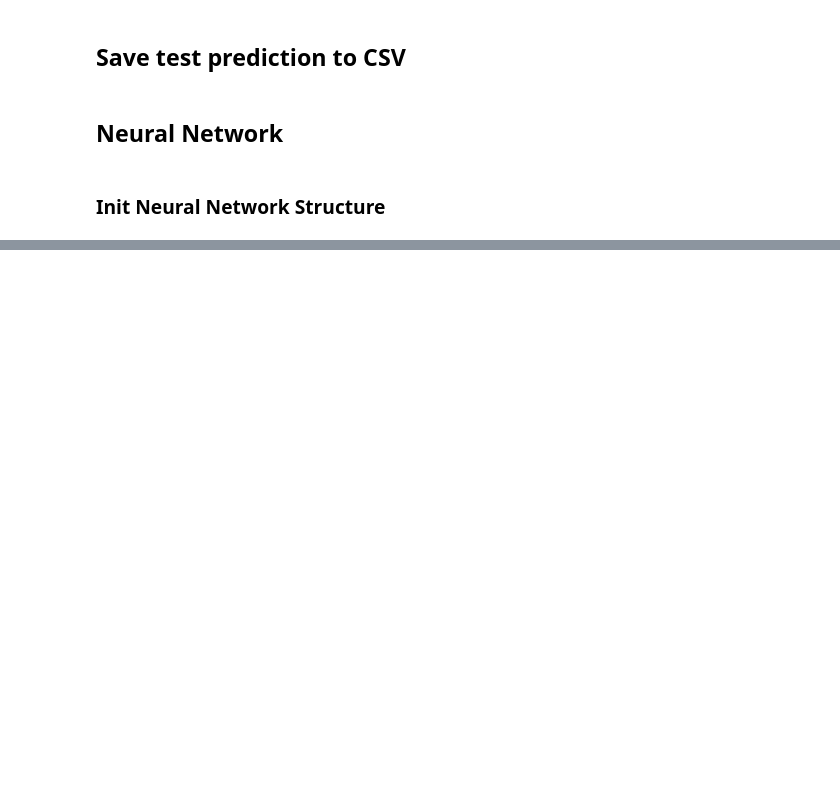
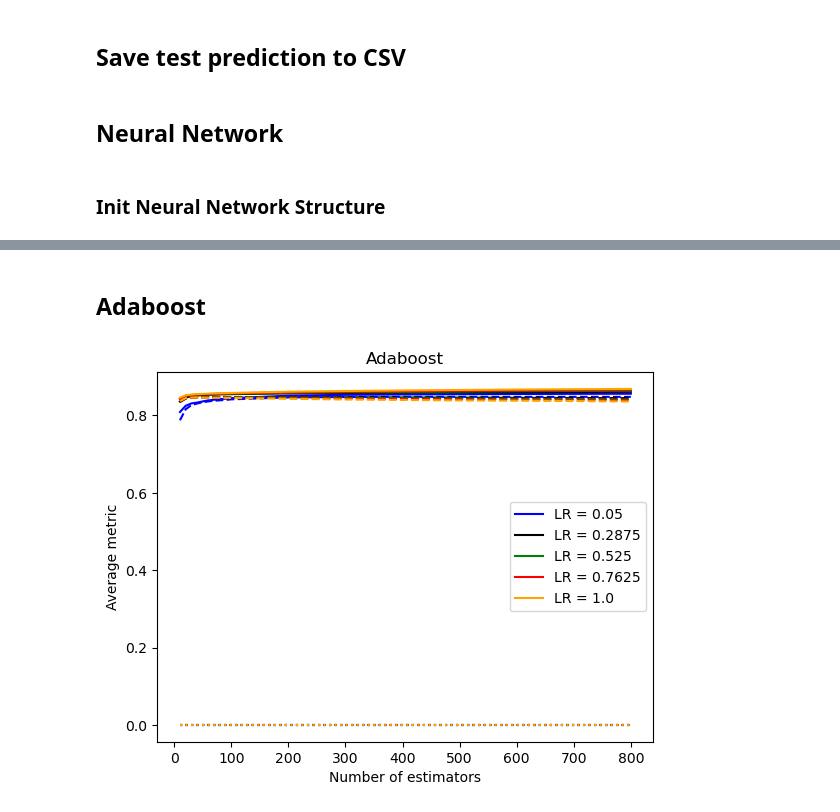
Before and after one commit to WeiHou1996/CMS-155-Project1, a Jupyter notebook: project_01.ipynb, the cells around one changed output, grey strips where cells are left out. Saved outputs shown, nothing was run; the diff lists cells and outputs as text; code cells hidden in the pictures; blank space fills up the shorter version.

Commit message:
Added Adaboost and grad boosting with k-fold

```diff
--- a/project_01.ipynb
+++ b/project_01.ipynb
@@ -332,3 +270,58 @@ thisLabel = ['ID','TARGET']
 y_test_prob_pd = pd.DataFrame(data=thisData,columns=thisLabel)
 fname_submit = 'test_submission_Wei.csv'
 y_test_prob_pd.to_csv(fname_submit,index=False)
+# %% [markdown]
+## Adaboost
+# %%
+# AdaBoost case study
+n_folds = 5
+kf = KFold(n_splits=n_folds, shuffle=True)
+
+n_est_list = [10, 20, 30, 40, 50, 60, 70, 80, 90, 100, 200, 300, 400, 500, 600, 700, 800]
+learn_rate_list = np.linspace(0.05,1,5)
+c = ['b', 'k', 'g', 'r', 'orange']
+
+fig, ax = plt.subplots()
+
+for i,lr in enumerate(learn_rate_list):
+    avg_train_metric = np.zeros((len(n_est_list),))
+    avg_val_metric = np.zeros((len(n_est_list),))
+    avg_full_metric = np.zeros((len(n_est_list),))
+    for j,n_est in enumerate(n_est_list):
+        train_Metric = 0
+        val_Metric = 0
+        y_train_prob_avg = 0
+
+        for train_idx, val_idx in kf.split(X_train[:,0]):
+            x_train, x_val = X_train[train_idx,:], X_train[val_idx,:]
+            y_train, y_val = Y_train[train_idx], Y_train[val_idx]
+
+            clf = AdaBoostClassifier(n_estimators=n_est, learning_rate=lr);
+            clf.fit(x_train, y_train.flatten());
+
+            y_train_prob = clf.predict_proba(x_train);
+            thisMetric = metrics.roc_auc_score(y_train, y_train_prob[:,1]);
+            train_Metric += thisMetric
+
+            y_train_prob = clf.predict_proba(x_val);
+            thisMetric = metrics.roc_auc_score(y_val, y_train_prob[:,1]);
+            val_Metric += thisMetric
+
+            y_train_prob = clf.predict_proba(X_train);
+            y_train_prob_avg += y_train_prob[:,1]
+
+        avg_train_metric[j] = train_Metric/n_folds
+        avg_val_metric[j] = val_Metric/n_folds
+        avg_full_metric[j] = metrics.roc_auc_score(Y_train, y_train_prob_avg/n_folds);
+
+    ax.plot(n_est_list,avg_train_metric, color=c[i], label=f'LR = {lr}')
+    ax.plot(n_est_list,avg_val_metric, color=c[i], linestyle='--')
+    ax.plot(n_est_list,avg_full_metric, color=c[i], linestyle=':')
+    ax.set_xlabel('Number of estimators')
+    ax.set_ylabel('Average metric')
+    plt.title('Adaboost')
+
+plt.legend()
+plt.show()
+# %% [output]
+[figure, added]
```
Also changed, not shown: parts of 15 cells of this notebook.
